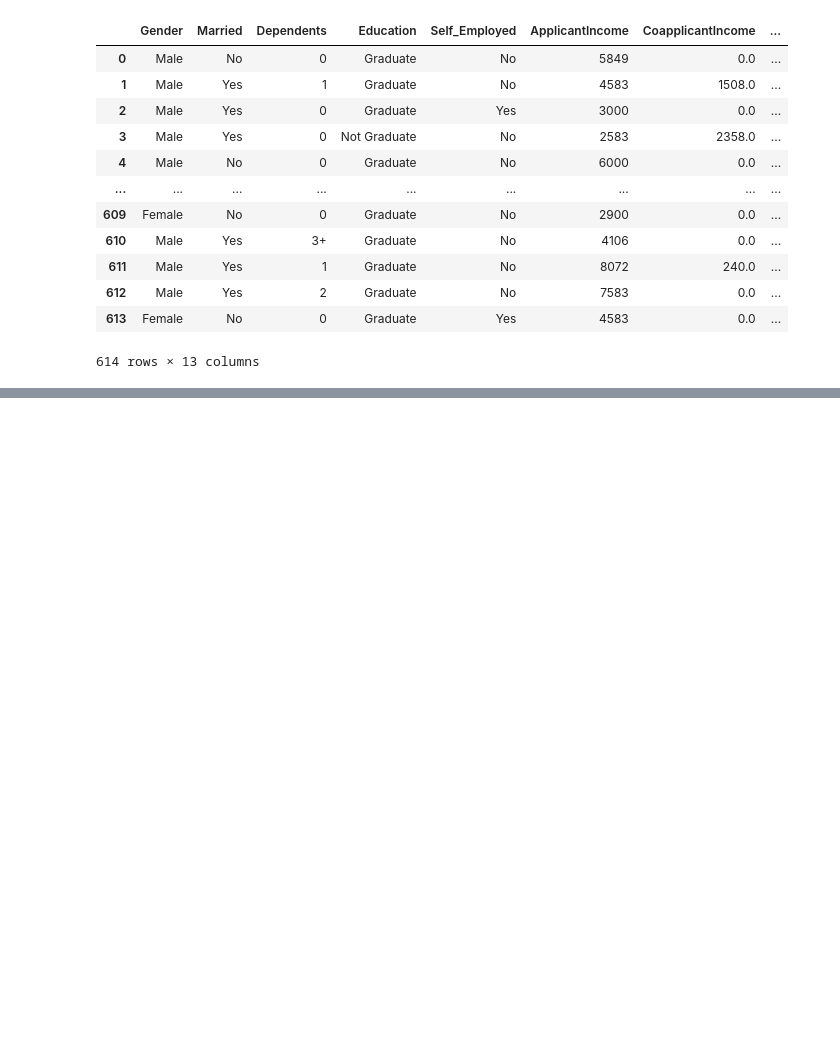
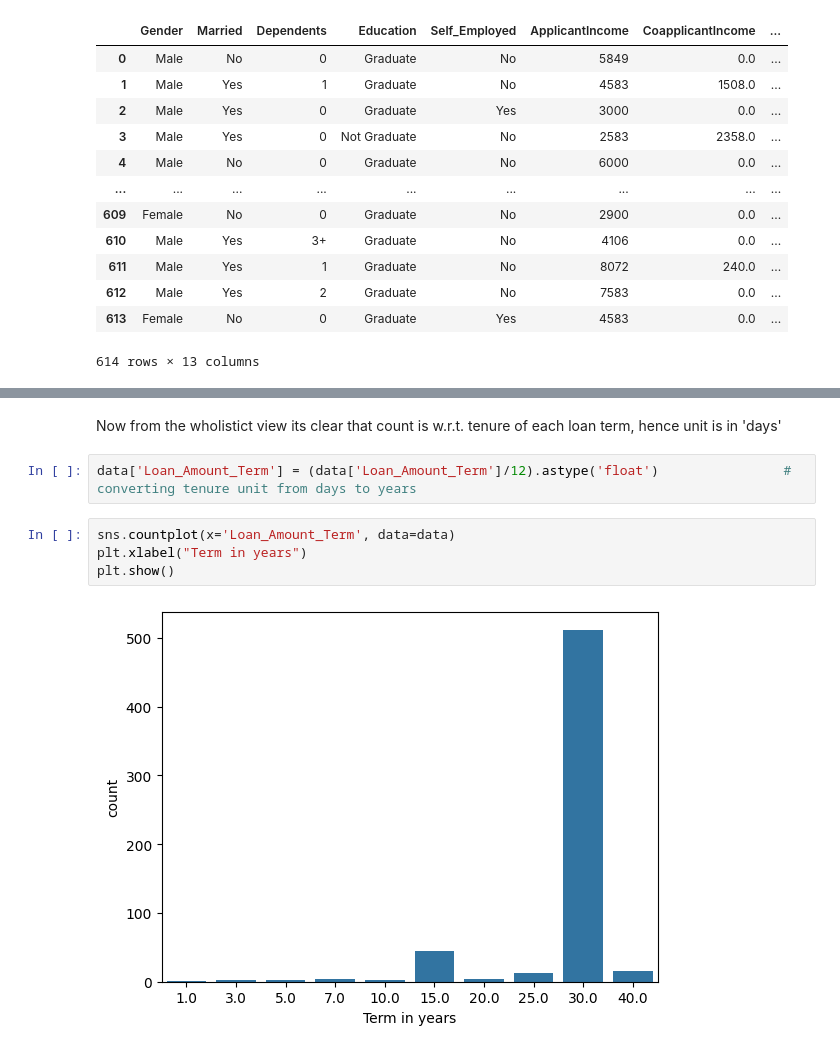
Before and after one commit to Vaishnavi-Gajinkar/Codingwise, a Jupyter notebook: projectsNcasestudies/homeLoanCS.ipynb, the cells around one changed output, grey strips where cells are left out. Saved outputs shown, nothing was run; the diff lists cells and outputs as text; blank space fills up the shorter version.

```diff
--- a/projectsNcasestudies/homeLoanCS.ipynb
+++ b/projectsNcasestudies/homeLoanCS.ipynb
@@ -323,0 +353,10 @@ data
+# %% [markdown]
+Now from the wholistict view its clear that count is w.r.t. tenure of each loan term, hence unit is in 'days'
+# %%
+data['Loan_Amount_Term'] = (data['Loan_Amount_Term']/12).astype('float')                # converting tenure unit from days to years
+# %%
+sns.countplot(x='Loan_Amount_Term', data=data)
+plt.xlabel("Term in years")
+plt.show()
+# %% [output]
+[figure, added]
```
Also changed, not shown: parts of 32 cells of this notebook.
